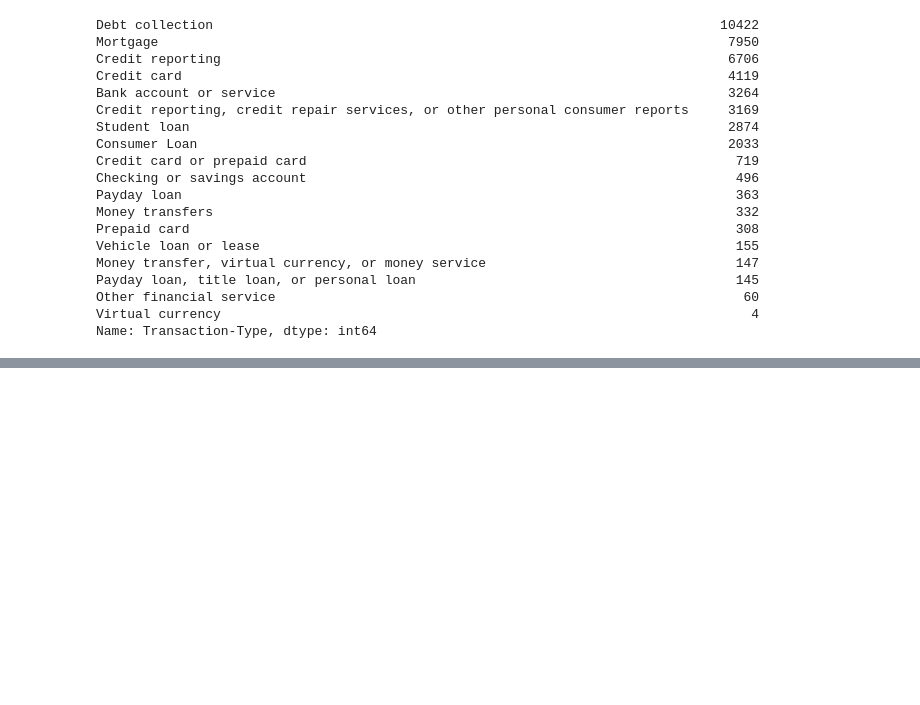
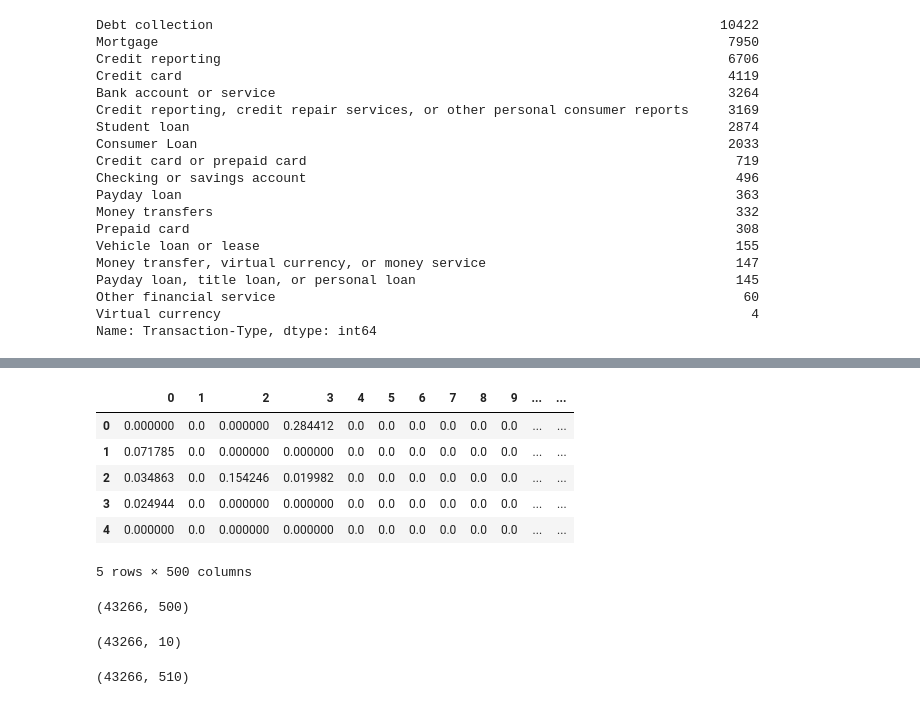
Before and after one commit to arvind0417/ML_Projects, a Jupyter notebook: BW_2019/Prediction_Problem.ipynb, the cells around one changed output, grey strips where cells are left out. Cells and saved outputs as stored; diff of their text form; code cells hidden in the pictures; blank space fills up the shorter version.

Commit message:
Changed code for tfidf vectorizer

```diff
--- a/BW_2019/Prediction_Problem.ipynb
+++ b/BW_2019/Prediction_Problem.ipynb
@@ -245,4 +246,4 @@ from sklearn.preprocessing import LabelEncoder
 from collections import defaultdict
 d = defaultdict(LabelEncoder)
 
-fit = train_data[["Transaction-Type", "Complaint-reason", "Consumer-disputes", ]].apply(lambda x: d[x.name].fit_transform(x))
+train_data[["Transaction-Type", "Complaint-reason","Company-response","Consumer-disputes", "Complaint-Status"]] = train_data[["Transaction-Type", "Complaint-reason", "Company-response", "Consumer-disputes", "Complaint-Status"]].apply(lambda x: d[x.name].fit_transform(x))
@@ -249,4 +261,4 @@ fit = train_data[["Transaction-Type", "Complaint-reason", "Consumer-disputes", ]
 # %%
 from sklearn.feature_extraction.text import TfidfVectorizer
 
-vectorizer = TfidfVectorizer(max_features= 50000)
+vectorizer = TfidfVectorizer(max_features= 500)
@@ -253,2 +275,2 @@ vectorizer = TfidfVectorizer(max_features= 50000)
 # %%
-Consumer-complaints_train = vectorizer.fit_transform(train_data.Consumer-complaint-summary)
+complaint_tf = vectorizer.fit_transform(train_data["Consumer-complaint-summary"])
@@ -255 +301,21 @@ Consumer-complaints_train = vectorizer.fit_transform(train_data.Consumer-complai
+# %%
+consumer_complaint = pd.DataFrame(complaint_tf.toarray())
+# %%
+consumer_complaint.head()
+# %% [output]
+|  | 0 | 1 | 2 | 3 | 4 | 5 | 6 | 7 | 8 | 9 | ... | ... |
+| 0 | 0.000000 | 0.0 | 0.000000 | 0.284412 | 0.0 | 0.0 | 0.0 | 0.0 | 0.0 | 0.0 | ... | ... |
+| 1 | 0.071785 | 0.0 | 0.000000 | 0.000000 | 0.0 | 0.0 | 0.0 | 0.0 | 0.0 | 0.0 | ... | ... |
+| 2 | 0.034863 | 0.0 | 0.154246 | 0.019982 | 0.0 | 0.0 | 0.0 | 0.0 | 0.0 | 0.0 | ... | ... |
+| 3 | 0.024944 | 0.0 | 0.000000 | 0.000000 | 0.0 | 0.0 | 0.0 | 0.0 | 0.0 | 0.0 | ... | ... |
+| 4 | 0.000000 | 0.0 | 0.000000 | 0.000000 | 0.0 | 0.0 | 0.0 | 0.0 | 0.0 | 0.0 | ... | ... |
+5 rows × 500 columns
+# %%
+consumer_complaint.shape
+# %% [output]
+(43266, 500)
+# %%
+train_data.shape
+# %% [output]
+(43266, 10)
 # %%
@@ -256,0 +323,4 @@ train_data_new = pd.concat([train_data, Consumer-complaints], axis = 1)
+# %%
+train_data_new.shape
+# %% [output]
+(43266, 510)
```
Also changed, not shown: parts of 38 cells of this notebook.
